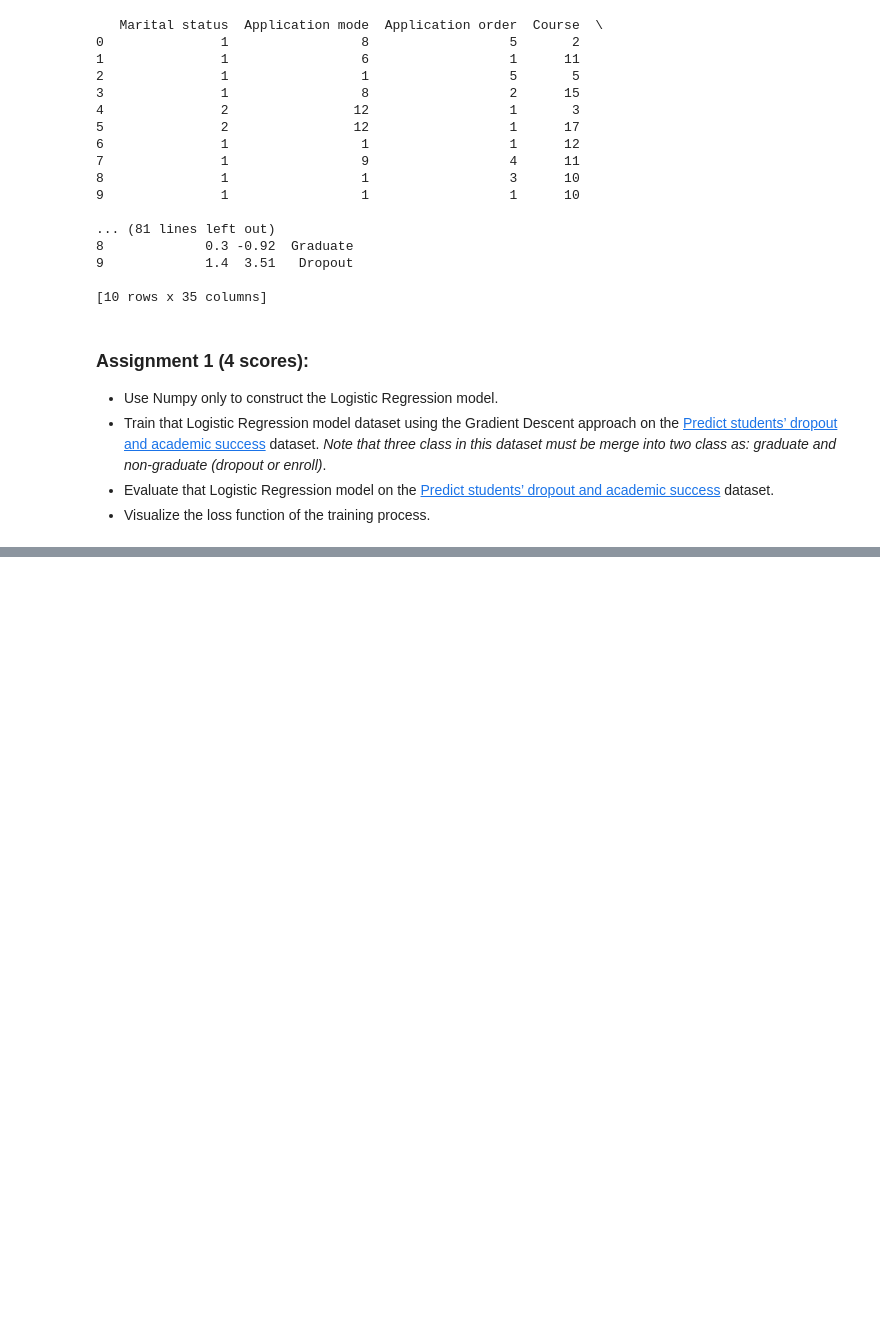
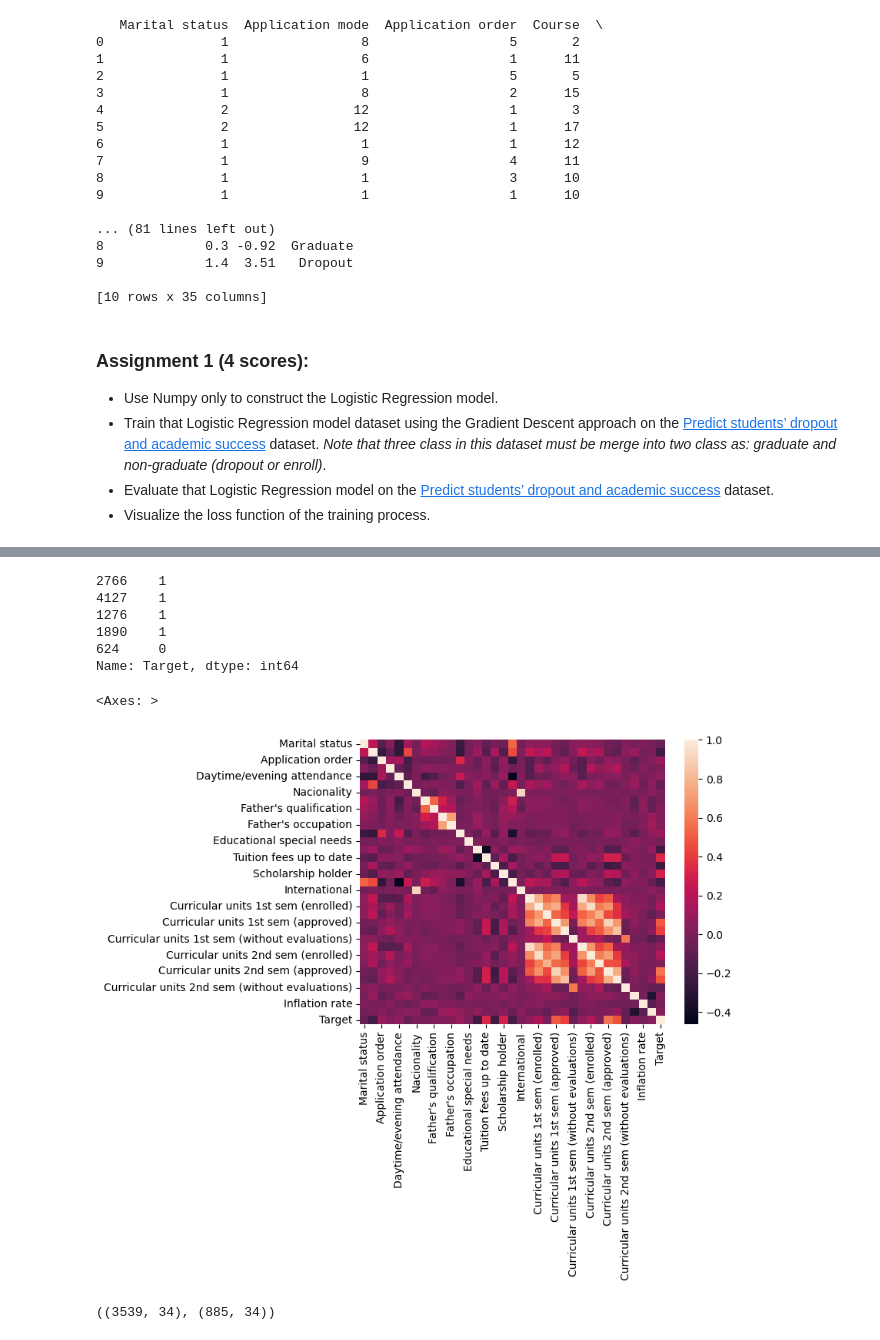
Before and after one commit to HuyyGiaa/DS102-Lab2, a Jupyter notebook: 24520650_Lab_2.ipynb, the cells around one changed output, grey strips where cells are left out. Saved outputs shown, nothing was run; the diff lists cells and outputs as text; code cells hidden in the pictures; blank space fills up the shorter version.

```diff
--- a/24520650_Lab_2.ipynb
+++ b/24520650_Lab_2.ipynb
@@ -81,3 +83,14 @@ class LogisticRegression:
         linear_model = np.matmul(X, self.weights)
         y_pred = self.sigmoid(linear_model)
         return (y_pred >= threshold).astype(int)
+# %%
+def merge_target(target: str) -> int:
+    target_dict = {
+        "Dropout": 0,
+        "Enrolled": 0,
+        "Graduate": 1
+    }
+    return target_dict[target]
+# %%
+data["Target"] = data["Target"].apply(merge_target)
+data.head()
@@ -83,0 +149,16 @@ class LogisticRegression:
+# %%
+y_test.head()
+# %% [output]
+2766    1
+4127    1
+1276    1
+1890    1
+624     0
+Name: Target, dtype: int64
+# %%
+corr_matrix = data.corr()
+# %%
+sns.heatmap(corr_matrix)
+# %% [output]
+<Axes: >
+[figure, added]
@@ -83,0 +176,4 @@ class LogisticRegression:
+# %%
+x_train.shape, x_test.shape
+# %% [output]
+((3539, 34), (885, 34))
```
Also changed, not shown: parts of 19 cells of this notebook.
